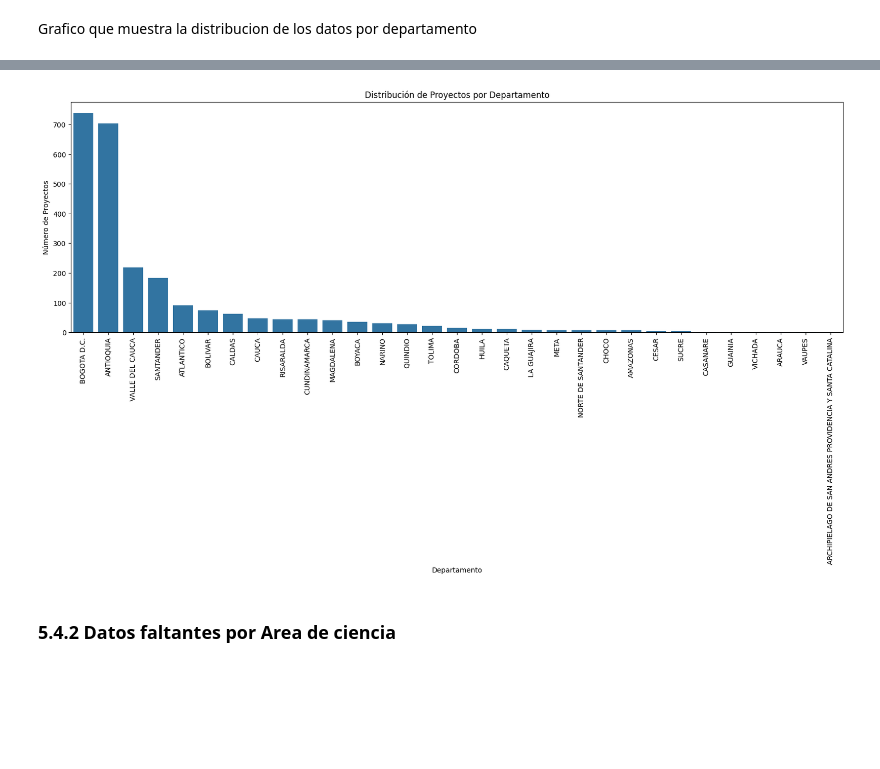
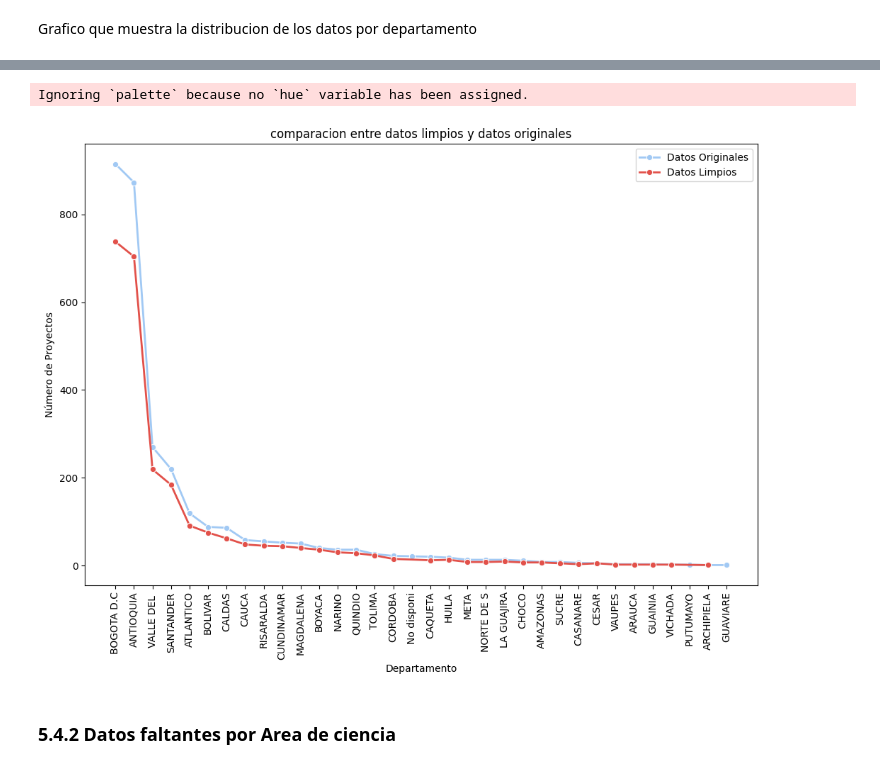
Before and after one commit to Diazbj/ProyectoAnalisisDeDatos, a Jupyter notebook: ProyectoAD.ipynb, the cells around one changed output, grey strips where cells are left out. Drawn from its saved outputs; the diff is of its cells as text; code cells hidden in the pictures; blank space fills up the shorter version.

```diff
--- a/ProyectoAD.ipynb
+++ b/ProyectoAD.ipynb
@@ -377,13 +379,20 @@ plt.show()
-# %%
-plt.figure(figsize=(20, 6))
-sns.countplot(x='NME_DEPTO_PRY', data=dfSinAtipicos, order=dfSinAtipicos['NME_DEPTO_PRY'].value_counts().index)
-plt.xticks(rotation=90)
-plt.title('Distribución de Proyectos por Departamento')
-plt.xlabel('Departamento')
-plt.ylabel('Número de Proyectos')
-plt.show()
-# %% [output]
-[figure, removed]
+# %%
+
+plt.figure(figsize=(20, 8))
+
+plt.subplot(1, 2, 2)
+sns.lineplot(x=dfOriginal2['NME_DEPTO_PRY'].value_counts().index, y=dfOriginal2['NME_DEPTO_PRY'].value_counts().values, palette=sns.color_palette("dark:#5A9_r", as_cmap=True), marker='o', linewidth=2,label='Datos Originales')
+sns.lineplot(x=dfSinAtipicos['NME_DEPTO_PRY'].value_counts().index, y=dfSinAtipicos['NME_DEPTO_PRY'].value_counts().values, color=sns.color_palette("Spectral")[0], marker='o', linewidth=2,label='Datos Limpios')
+plt.xticks(rotation=90)
+plt.title('comparacion entre datos limpios y datos originales')
+plt.xlabel('Departamento')
+plt.ylabel('Número de Proyectos')
+
+plt.tight_layout()
+plt.show()
+# %% [output]
+Ignoring `palette` because no `hue` variable has been assigned.
+[figure, added]
 # %% [markdown]
 ### 5.4.2 Datos faltantes por Area de ciencia
 # %%
```
Also changed, not shown: parts of 10 cells of this notebook.
